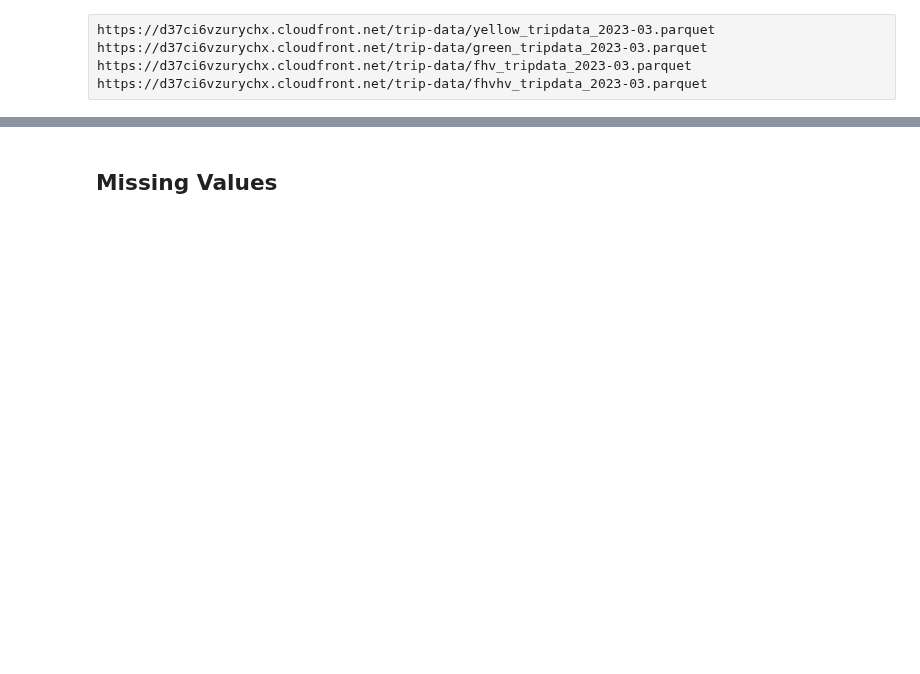
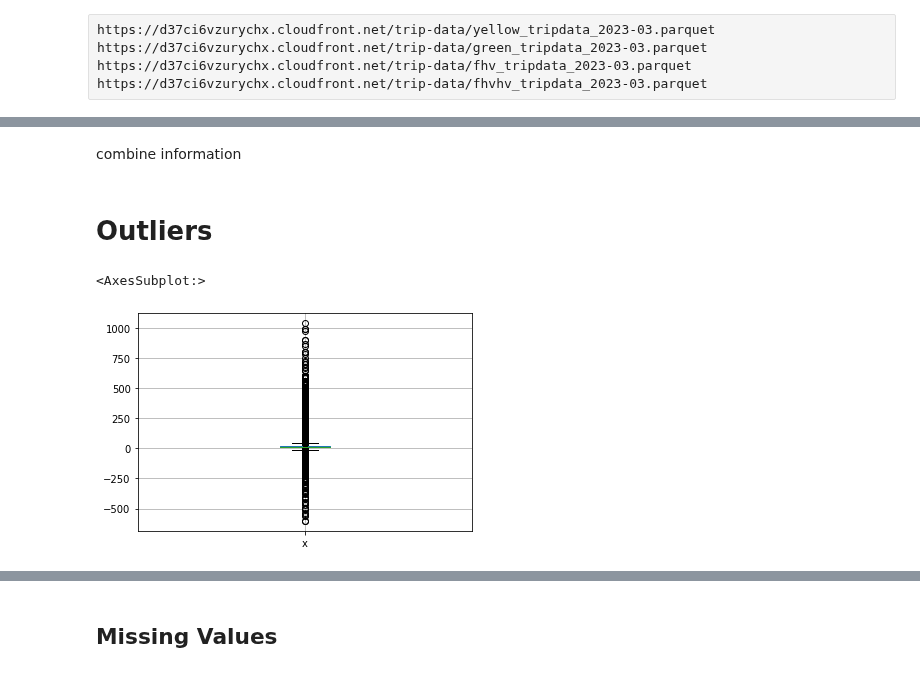
Before and after one commit to kingmolnar/DataScienceProgramming, a Jupyter notebook: 06-Transformation-and-Visualization/NYC-TLC-Trip-Data.ipynb, the cells around one changed output, grey strips where cells are left out. Cells and saved outputs as stored; diff of their text form; code cells hidden in the pictures; blank space fills up the shorter version.

```diff
--- a/06-Transformation-and-Visualization/NYC-TLC-Trip-Data.ipynb
+++ b/06-Transformation-and-Visualization/NYC-TLC-Trip-Data.ipynb
@@ -88,0 +71,2 @@ ls -lR /data/nyc_tlc_trip_records/
+# %% [markdown]
+combine information
@@ -88,0 +87,7 @@ ls -lR /data/nyc_tlc_trip_records/
+# %% [markdown]
+# Outliers
+# %%
+pd.plotting.boxplot(df.fare_amount)
+# %% [output]
+<AxesSubplot:>
+[figure, added]
```
Also changed, not shown: parts of 40 cells of this notebook, 3 other files.
